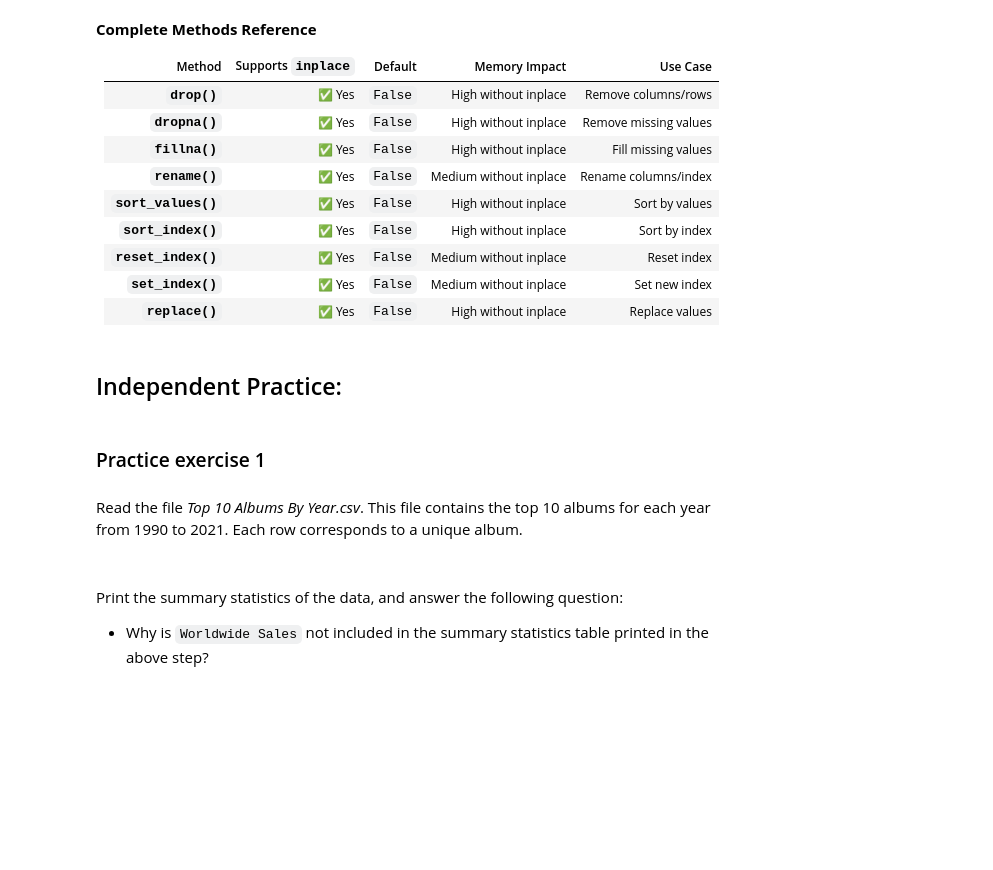
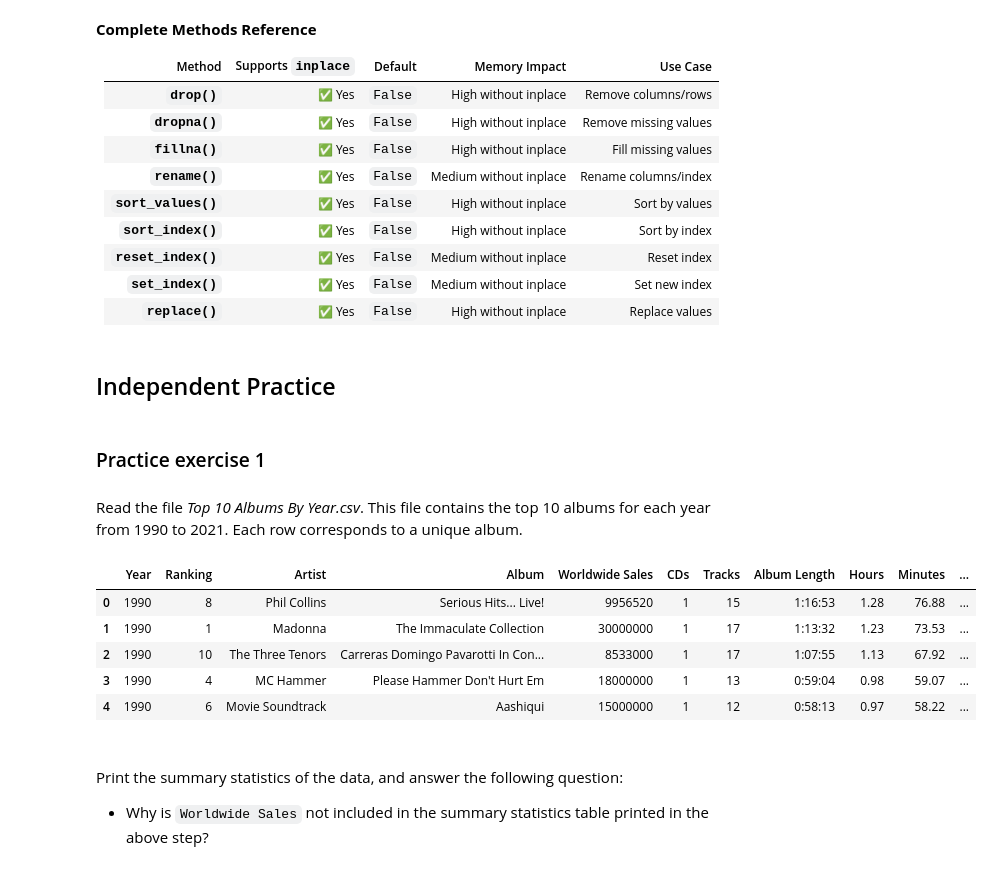
Before and after one commit to Lizhen0909/nu-stat303-1-sec20-coursebook, a Jupyter notebook: Pandas.ipynb, the cells around one changed output. Drawn from its saved outputs; the diff is of its cells as text; code cells hidden in the pictures; blank space fills up the shorter version.

```diff
--- a/Pandas.ipynb
+++ b/Pandas.ipynb
@@ -2469,13 +2469,26 @@ Original now has no NaN: True
 | **`set_index()`** | ✅ Yes | `False` | Medium without inplace | Set new index |
 | **`replace()`** | ✅ Yes | `False` | High without inplace | Replace values |
 # %% [markdown]
-## Independent Practice:
+## Independent Practice
 # %% [markdown]
 ### Practice exercise 1
 
 ####
 
 Read the file *Top 10 Albums By Year.csv*. This file contains the top 10 albums for each year from 1990 to 2021. Each row corresponds to a unique album.
+# %%
+#| echo: false
+import pandas as pd
+
+album_data = pd.read_csv('./Datasets/Top 10 Albums By Year.csv')
+album_data.head()
+# %% [output]
+|  | Year | Ranking | Artist | Album | Worldwide Sales | CDs | Tracks | Album Length | Hours | Minutes | ... |
+| 0 | 1990 | 8 | Phil Collins | Serious Hits... Live! | 9956520 | 1 | 15 | 1:16:53 | 1.28 | 76.88 | ... |
+| 1 | 1990 | 1 | Madonna | The Immaculate Collection | 30000000 | 1 | 17 | 1:13:32 | 1.23 | 73.53 | ... |
+| 2 | 1990 | 10 | The Three Tenors | Carreras Domingo Pavarotti In Con... | 8533000 | 1 | 17 | 1:07:55 | 1.13 | 67.92 | ... |
+| 3 | 1990 | 4 | MC Hammer | Please Hammer Don't Hurt Em | 18000000 | 1 | 13 | 0:59:04 | 0.98 | 59.07 | ... |
+| 4 | 1990 | 6 | Movie Soundtrack | Aashiqui | 15000000 | 1 | 12 | 0:58:13 | 0.97 | 58.22 | ... |
 # %% [markdown]
 ####
 
```
Also changed, not shown: parts of 22 cells of this notebook, 13 other files.
